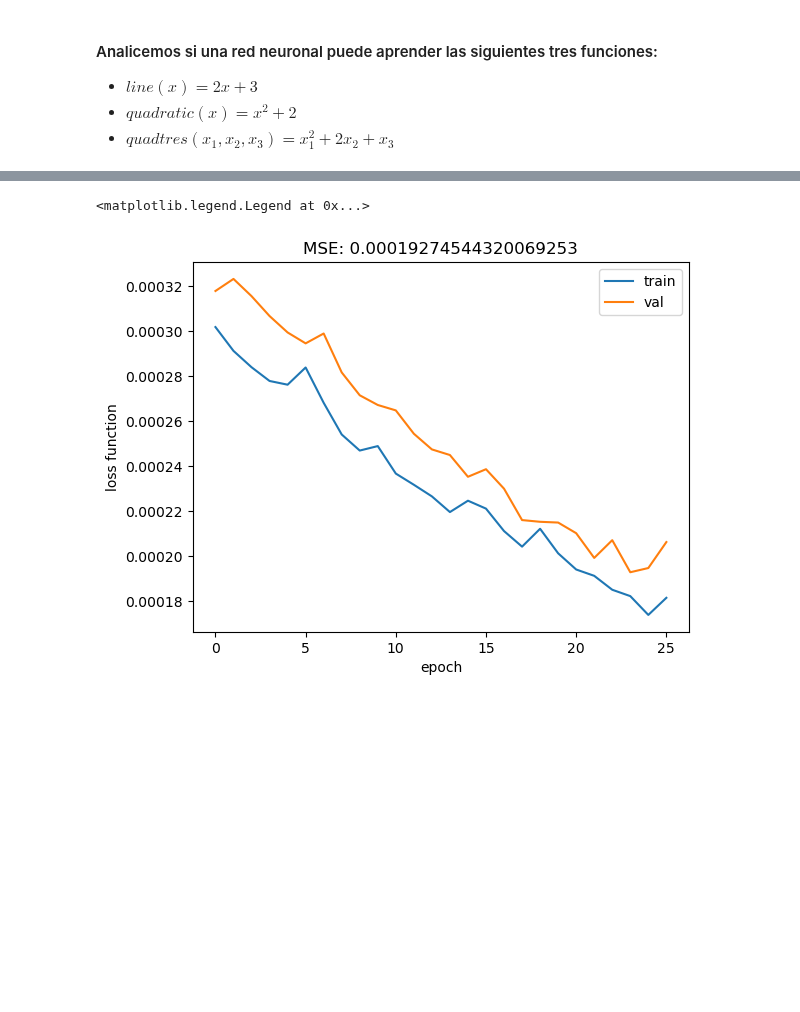
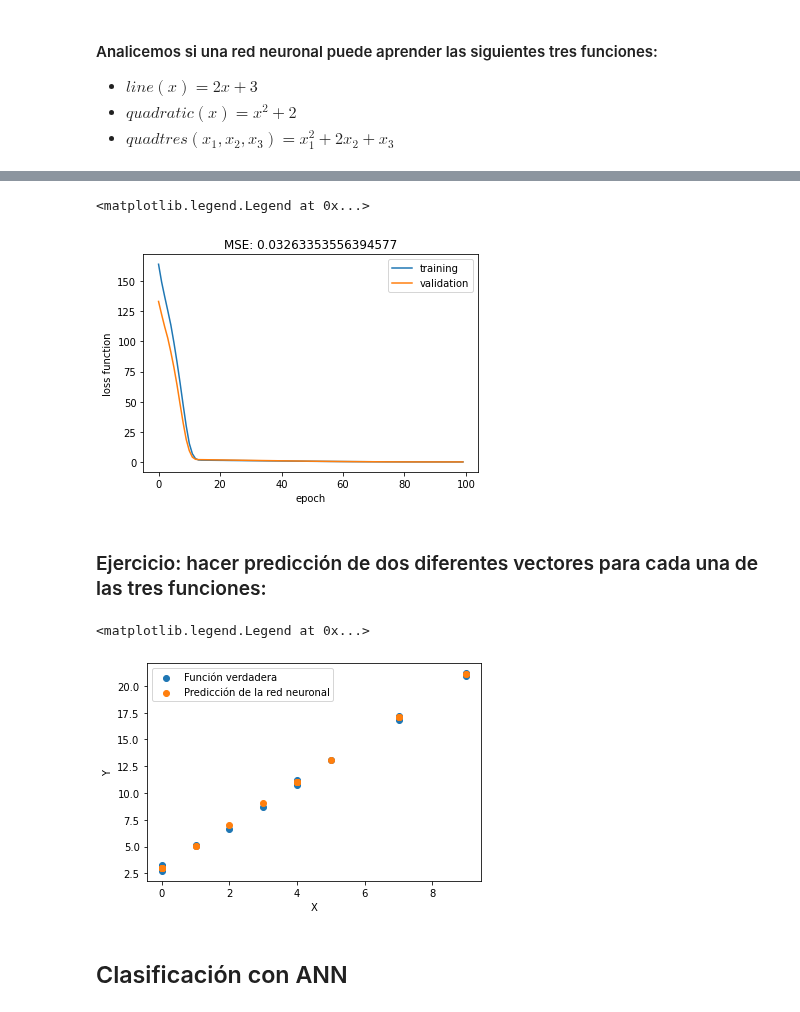
Before and after one commit to igomezv/DataScienceIntermedio, a Jupyter notebook: 4-1-Intro-a-redes-neuronales.ipynb, the cells around one changed output, grey strips where cells are left out. Cells and saved outputs as stored; diff of their text form; code cells hidden in the pictures; blank space fills up the shorter version.

```diff
--- a/4-1-Intro-a-redes-neuronales.ipynb
+++ b/4-1-Intro-a-redes-neuronales.ipynb
@@ -104,27 +118,30 @@ scaler.fit(X.reshape(-1,1))
 
 X_train, X_val = train_test_split(X, train_size=0.8, shuffle=True, random_state=1)
 Y_train, Y_val = train_test_split(Y, train_size=0.8, shuffle=True, random_state=1)
-X_train = scaler.transform(X_train.reshape(-1,1))
-X_val = scaler.transform(X_val.reshape(-1,1))
+# Comentar para el último ejemplo
+# X_train = scaler.transform(X_train.reshape(-1,1))
+# X_val = scaler.transform(X_val.reshape(-1,1))
 # %%
-
-
 # Red neuronal
 model = K.models.Sequential()
+n_input = 1
+###### Para el tercer caso n_input = 3
+# n_input = 3
+hidden_1 = 100
+hidden_2 = 200
+hidden_3 =100
+n_output = 1
+
+# Input layer and first hidden layer.
+model.add(K.layers.Dense(hidden_1, input_dim=n_input, activation='relu'))
 # Hidden layers
-topology = [1,200,2]
-
-for i, nodes in enumerate(topology):
-    if i == 0:
-        model.add(K.layers.Dense(topology[1], input_dim=topology[0], activation='relu'))
-    elif i < len(topology)-2:
-        model.add(K.layers.Dense(topology[i+1], activation='relu'))
-    else:
-        model.add(K.layers.Dense(topology[i], activation='linear'))
+model.add(K.layers.Dense(hidden_2, activation='relu'))
+model.add(K.layers.Dense(hidden_3, activation='relu'))
+# Output layer
+model.add(K.layers.Dense(n_output, activation='linear'))
 optimizer = K.optimizers.Adam(learning_rate=0.0001)
 model.compile(optimizer=optimizer, loss='mean_squared_error')
 model.summary()
-
 
 callbacks = [K.callbacks.EarlyStopping(monitor='val_loss', mode='min',
                                        min_delta=0.0,
@@ -147,10 +165,9 @@ Trainable params: 41,002
 Non-trainable params: 0
 _________________________________________________________________
 # %%
-
 epochs=100
 bs = 4
 
 history = model.fit(X_train, Y_train, validation_data=(X_val, Y_val),
                                   epochs=epochs, batch_size=bs,
-                                  callbacks=callbacks, verbose=0)
+                                  callbacks=callbacks, verbose=1)
@@ -184,12 +197,14 @@ array([[2.7352738, 2.73338  ],
 # %%
 plt.plot(history.history['loss'], label='training set')
 plt.plot(history.history['val_loss'], label='validation set')
 mse = np.min(history.history['val_loss'])
 plt.title('MSE: {}'.format(mse))
 plt.ylabel('loss function')
 plt.xlabel('epoch')
-plt.legend(['train', 'val'], loc='upper right')
+plt.legend(['training', 'validation'], loc='upper right')
 # %% [output]
 <matplotlib.legend.Legend at 0x...>
-[figure, old version]
+[figure, new version]
+# %% [markdown]
+### Ejercicio: hacer predicción de dos diferentes vectores para cada una de las tres funciones:
 # %%
@@ -203,2 +217,16 @@ print("Predicción: {}".format(float(prediction)))
-# %% [markdown]
-##
+# %%
+# Graficar para los primeros dos casos
+plt.scatter(X_val, Y_val, label='Función verdadera')
+plt.scatter(X_val, Y_pred, label='Predicción de la red neuronal')
+
+### Descomentar siguientes dos para el tercer ejemplo.
+# plt.plot(Y_val, label='Función verdadera')
+# plt.plot(Y_pred, label='Predicción de la red neuronal')
+plt.xlabel("X")
+plt.ylabel("Y")
+plt.legend()
+# %% [output]
+<matplotlib.legend.Legend at 0x...>
+[figure, added]
+# %% [markdown]
+## Clasificación con ANN
```
Also changed, not shown: parts of 28 cells of this notebook, 1 other file.
